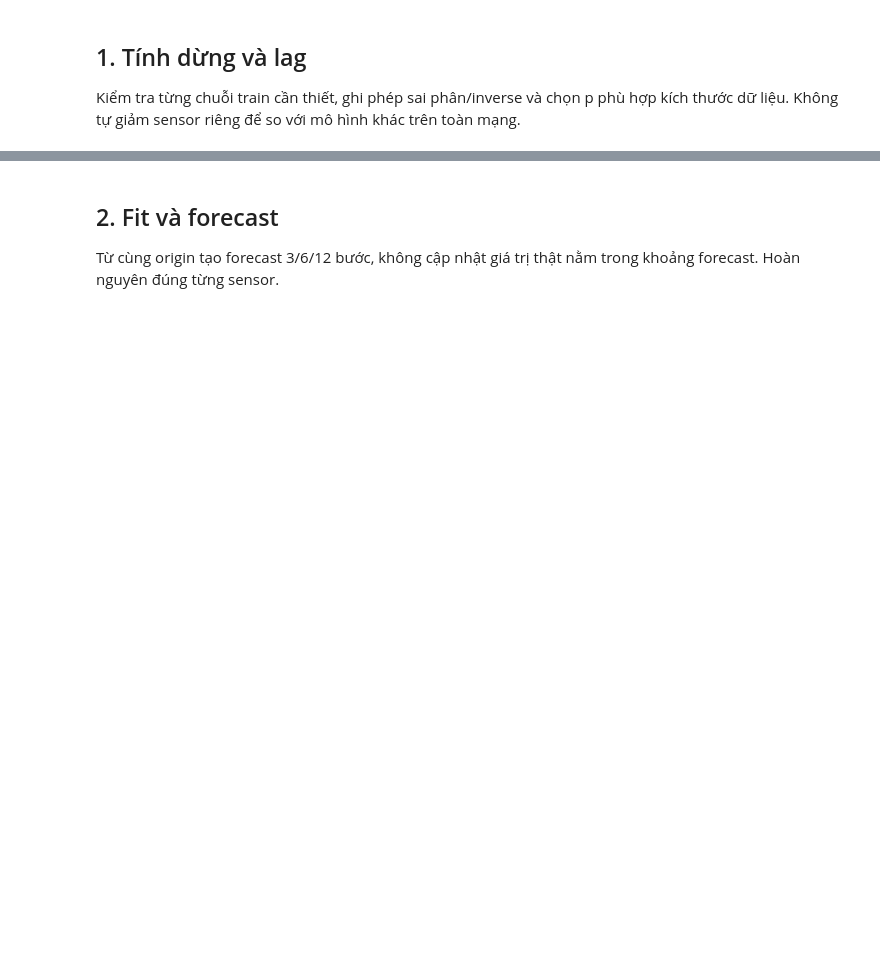
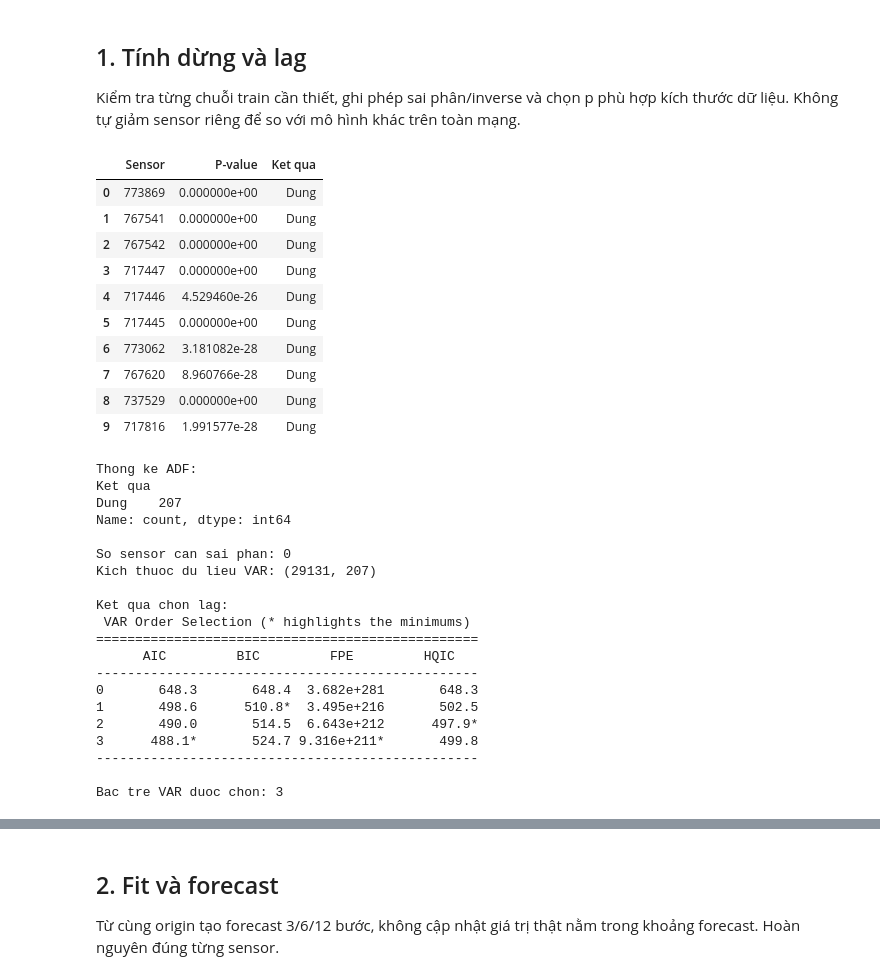
Before and after one commit to thvhieu/time_series_lab4, a Jupyter notebook: contributions/03_var.ipynb, the cells around one changed output, grey strips where cells are left out. Drawn from its saved outputs; the diff is of its cells as text; code cells hidden in the pictures; blank space fills up the shorter version.

```diff
--- a/contributions/03_var.ipynb
+++ b/contributions/03_var.ipynb
@@ -26,5 +99,77 @@ Hạn bàn giao: TODO ngày/giờ.
 
 Kiểm tra từng chuỗi train cần thiết, ghi phép sai phân/inverse và chọn p phù hợp kích thước dữ liệu. Không tự giảm sensor riêng để so với mô hình khác trên toàn mạng.
 # %%
-# TODO: Tự triển khai phần này, không có lời giải điền sẵn.
+# 1. KIEM TRA TINH DUNG BANG ADF
+ket_qua_adf = []
+for cot in train.columns:
+    try:
+        p_value = adfuller(train[cot].values, maxlag=12, autolag="AIC")[1]
+        ket_qua_adf.append({
+            "Sensor": cot,
+            "P-value": p_value,
+            "Ket qua": "Dung" if p_value < 0.05 else "Khong dung"
+        })
+
+    except Exception:
+        ket_qua_adf.append({
+            "Sensor": cot,
+            "P-value": np.nan,
+            "Ket qua": "Khong xac dinh"
+        })
+adf_df = pd.DataFrame(ket_qua_adf)
+display(adf_df.head(10))
+print("\nThong ke ADF:")
+print(adf_df["Ket qua"].value_counts())
+
+# 2. SAI PHAN CAC CHUOI KHONG DUNG
+cot_sai_phan = adf_df.loc[adf_df["Ket qua"] == "Khong dung", "Sensor"].tolist()
+du_lieu_var = tap_huan_luyen.copy()
+for cot in cot_sai_phan:
+    du_lieu_var[cot] = du_lieu_var[cot].diff()
+du_lieu_var = du_lieu_var.dropna()
+print("\nSo sensor can sai phan:", len(cot_sai_phan))
+print("Kich thuoc du lieu VAR:", du_lieu_var.shape)
+
+# 3. CHON BAC TRE BANG AIC
+MAX_LAGS = 3
+model_var = VAR(du_lieu_var)
+bang_lag = model_var.select_order(maxlags=MAX_LAGS)
+print("\nKet qua chon lag:")
+print(bang_lag.summary())
+p = bang_lag.selected_orders["aic"]
+if p is None or p < 1:
+    p = 1
+print("\nBac tre VAR duoc chon:", p)
+# %% [output]
+|  | Sensor | P-value | Ket qua |
+| 0 | 773869 | 0.000000e+00 | Dung |
+| 1 | 767541 | 0.000000e+00 | Dung |
+| 2 | 767542 | 0.000000e+00 | Dung |
+| 3 | 717447 | 0.000000e+00 | Dung |
+| 4 | 717446 | 4.529460e-26 | Dung |
+| 5 | 717445 | 0.000000e+00 | Dung |
+| 6 | 773062 | 3.181082e-28 | Dung |
+| 7 | 767620 | 8.960766e-28 | Dung |
+| 8 | 737529 | 0.000000e+00 | Dung |
+| 9 | 717816 | 1.991577e-28 | Dung |
+Thong ke ADF:
+Ket qua
+Dung    207
+Name: count, dtype: int64
+
+So sensor can sai phan: 0
+Kich thuoc du lieu VAR: (29131, 207)
+
+Ket qua chon lag:
+ VAR Order Selection (* highlights the minimums)
+=================================================
+      AIC         BIC         FPE         HQIC
+-------------------------------------------------
+0       648.3       648.4  3.682e+281       648.3
+1       498.6      510.8*  3.495e+216       502.5
+2       490.0       514.5  6.643e+212      497.9*
+3      488.1*       524.7 9.316e+211*       499.8
+-------------------------------------------------
+
+Bac tre VAR duoc chon: 3
 # %% [markdown]
```
Also changed, not shown: parts of 6 cells of this notebook, 4 other files.
